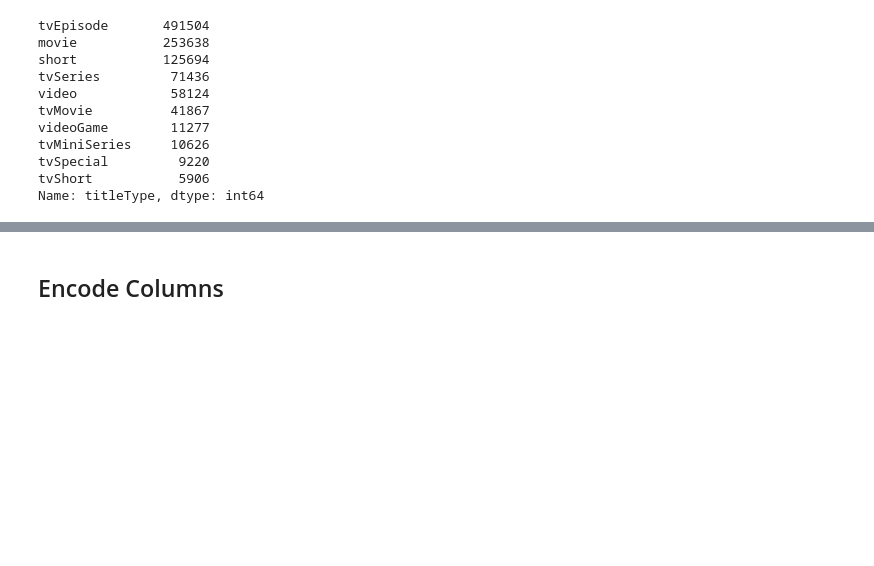
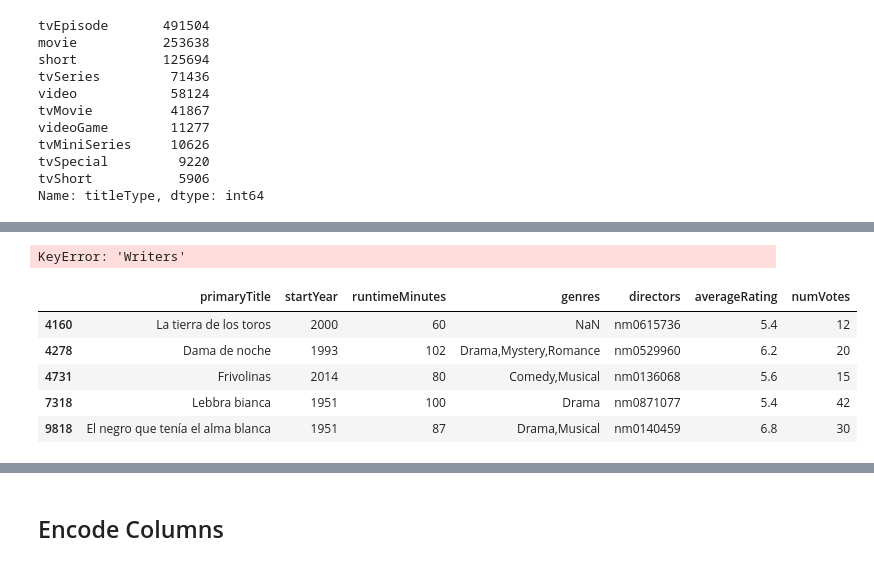
Before and after one commit to hemsmalli5/test, a Jupyter notebook: Project_Master.ipynb, the cells around one changed output, grey strips where cells are left out. Cells and saved outputs as stored; diff of their text form; code cells hidden in the pictures; blank space fills up the shorter version.

```diff
--- a/Project_Master.ipynb
+++ b/Project_Master.ipynb
@@ -9,18 +9,3 @@ Through this project we plan to focus on following business predictions/question
 Predict popular movie ratings and/or genres within certain release period and intricate genres relationships based on investment and release years.
 
 Analysis specific to one genre, predict if highest budget action movies delivered better revenue?
-# %%
-# Import dependencies
-
-import numpy as np
-import pandas as pd
-import sklearn as sl
-import sklearn.preprocessing as preprocessing
-from sklearn.model_selection import train_test_split
-import seaborn as sns
-import matplotlib.pyplot as plt
-from sklearn.preprocessing import MultiLabelBinarizer
-pd.set_option('display.float_format', lambda x: '%.3f' % x)
-pd.set_option('display.max_columns', None)
-pd.set_option('display.max_rows', None)
-pd.set_option('max_colwidth', 100)
@@ -208,4 +167,18 @@ TypeError: '>' not supported between instances of 'str' and 'int'
+# %%
+# Inspect writers
+movie_data_2['writers'].value_counts()
+
+#Keep or drop writers
+# %% [output]
+KeyError: 'Writers'
 # %%
 # Drop unneeded columns
-movie_data_2 = movie_data_2.drop(columns=['titleType', 'originalTitle', 'isAdult','endYear'])
+movie_data_2 = movie_data_2.drop(columns=['tconst', 'titleType', 'originalTitle', 'isAdult','endYear', 'writers'])
 movie_data_2.head()
+# %% [output]
+|  | primaryTitle | startYear | runtimeMinutes | genres | directors | averageRating | numVotes |
+| 4160 | La tierra de los toros | 2000 | 60 | NaN | nm0615736 | 5.4 | 12 |
+| 4278 | Dama de noche | 1993 | 102 | Drama,Mystery,Romance | nm0529960 | 6.2 | 20 |
+| 4731 | Frivolinas | 2014 | 80 | Comedy,Musical | nm0136068 | 5.6 | 15 |
+| 7318 | Lebbra bianca | 1951 | 100 | Drama | nm0871077 | 5.4 | 42 |
+| 9818 | El negro que tenía el alma blanca | 1951 | 87 | Drama,Musical | nm0140459 | 6.8 | 30 |
```
Also changed, not shown: parts of 30 cells of this notebook.
